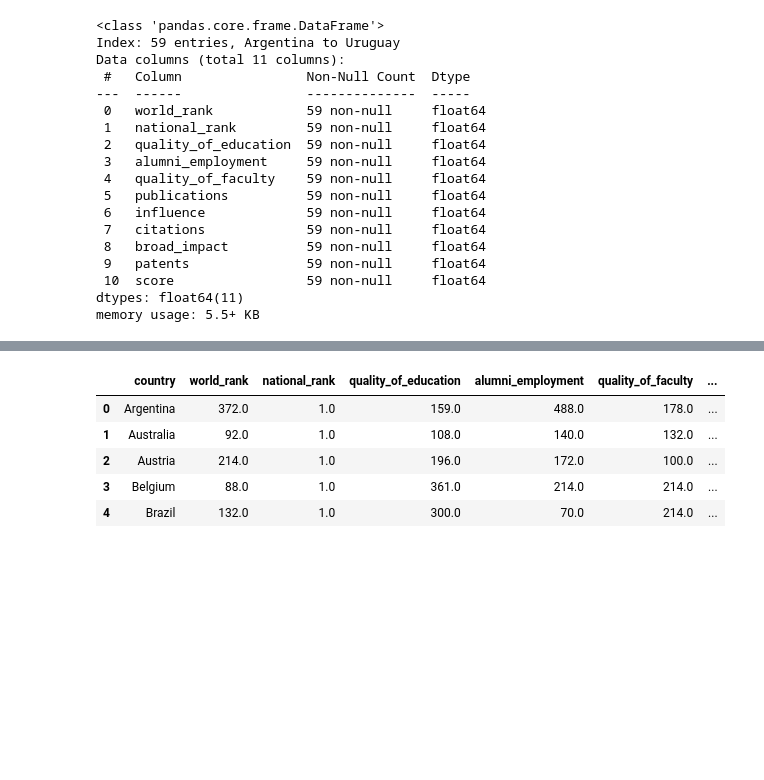
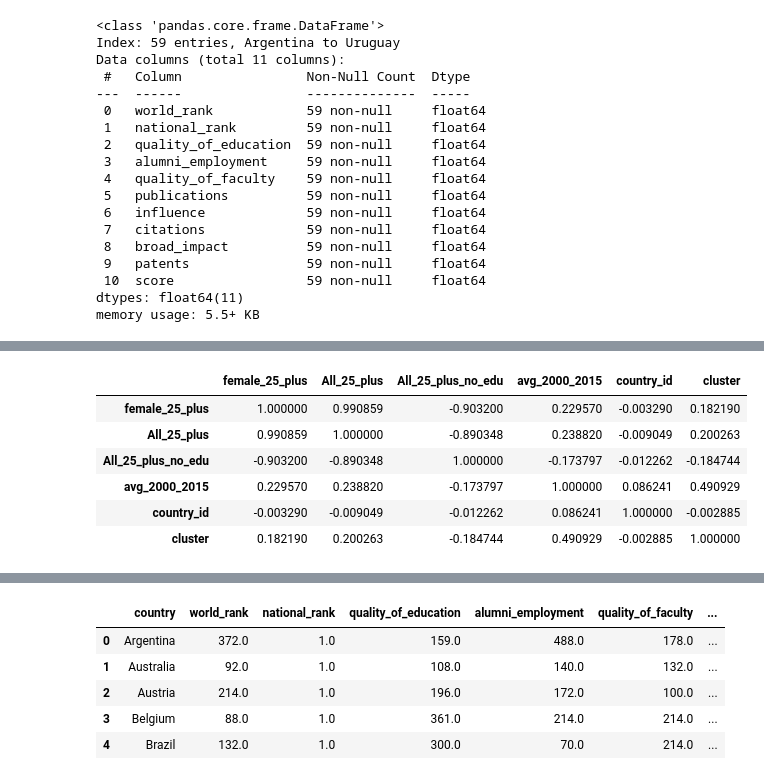
Before and after one commit to bluewallumich/Predicting-Educational-Outcomes, a Jupyter notebook: Milestone II Project v1.ipynb, the cells around one changed output, grey strips where cells are left out. Saved outputs shown, nothing was run; the diff lists cells and outputs as text; code cells hidden in the pictures; blank space fills up the shorter version.

```diff
--- a/Milestone II Project v1.ipynb
+++ b/Milestone II Project v1.ipynb
@@ -384,4 +372,12 @@ h_ed_df.cov()
 # %%
-#modified_df_final.describe()
+modified_df_final.corr()
+# %% [output]
+|  | female_25_plus | All_25_plus | All_25_plus_no_edu | avg_2000_2015 | country_id | cluster |
+| female_25_plus | 1.000000 | 0.990859 | -0.903200 | 0.229570 | -0.003290 | 0.182190 |
+| All_25_plus | 0.990859 | 1.000000 | -0.890348 | 0.238820 | -0.009049 | 0.200263 |
+| All_25_plus_no_edu | -0.903200 | -0.890348 | 1.000000 | -0.173797 | -0.012262 | -0.184744 |
+| avg_2000_2015 | 0.229570 | 0.238820 | -0.173797 | 1.000000 | 0.086241 | 0.490929 |
+| country_id | -0.003290 | -0.009049 | -0.012262 | 0.086241 | 1.000000 | -0.002885 |
+| cluster | 0.182190 | 0.200263 | -0.184744 | 0.490929 | -0.002885 | 1.000000 |
 # %%
 h_ed_df.reset_index(inplace=True)
```
Also changed, not shown: parts of 34 cells of this notebook.
